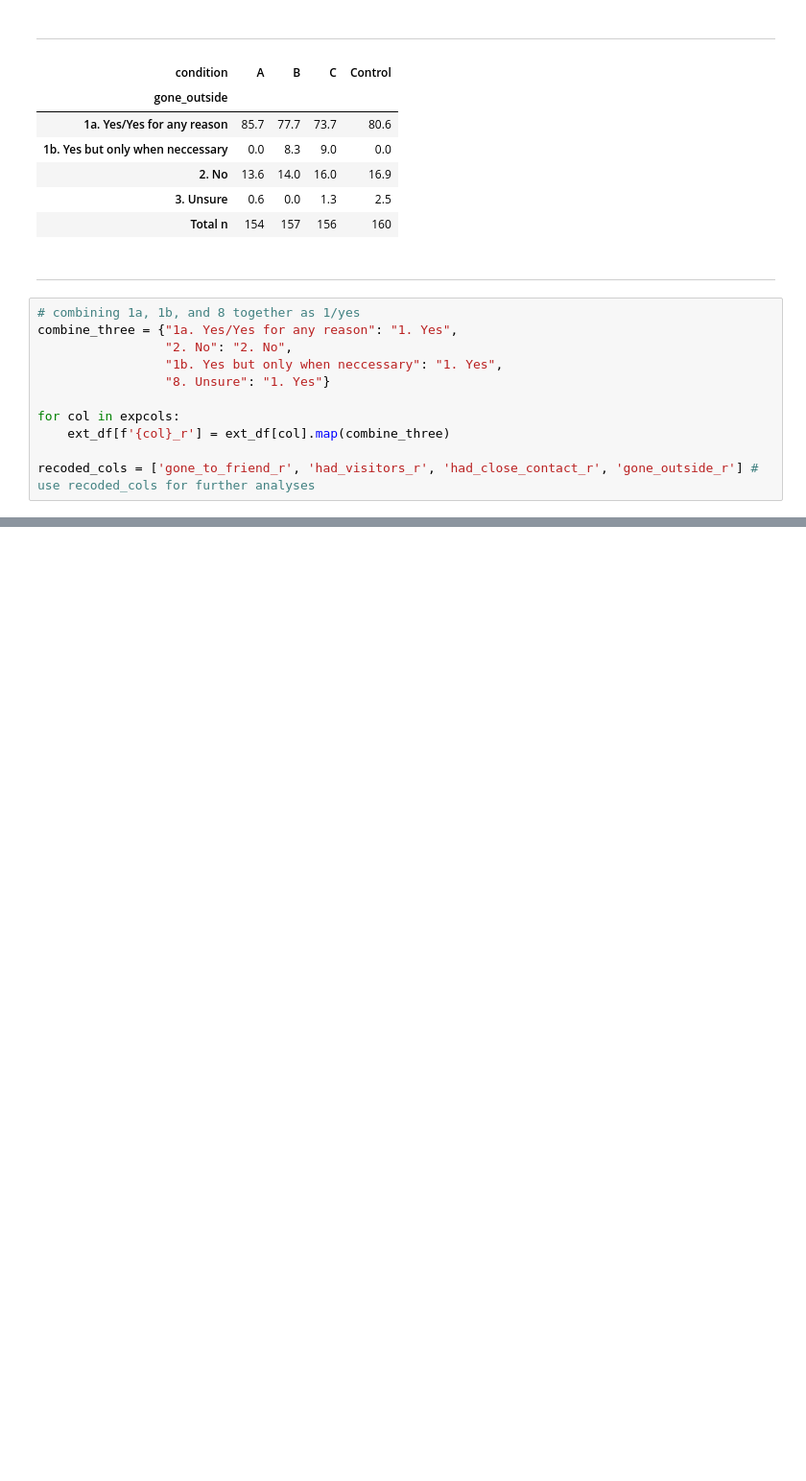
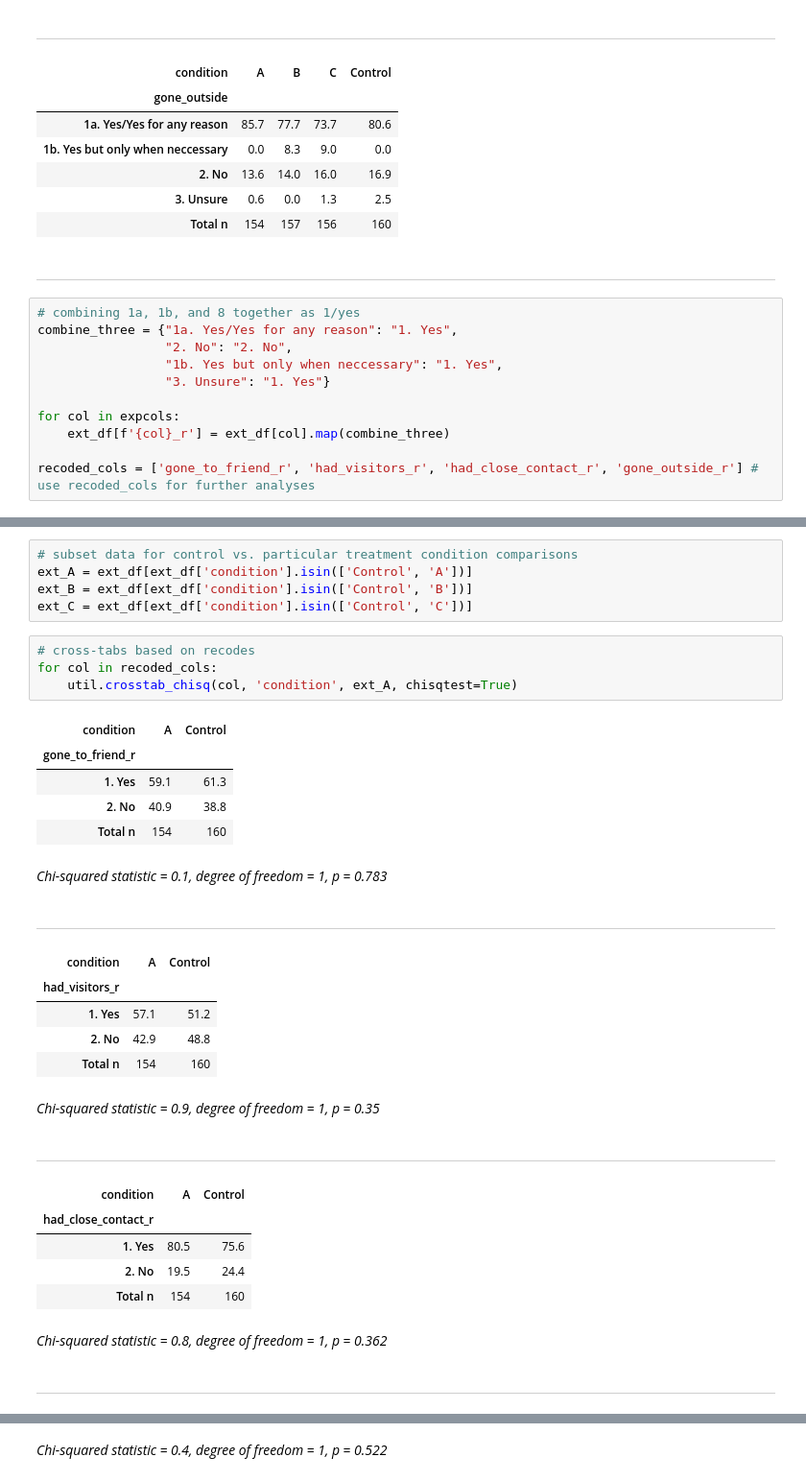
Before and after one commit to rosalynnyang/fb_uas_study, a Jupyter notebook: report/9.3_STL_extension_data.ipynb, the cells around one changed output, grey strips where cells are left out. Shown: that part at 96% size. Cells and saved outputs as stored; diff of their text form; blank space fills up the shorter version.

Commit message:
Analysis based on extension study data, updated three analysis tasks

```diff
--- a/report/9.3_STL_extension_data.ipynb
+++ b/report/9.3_STL_extension_data.ipynb
@@ -204,7 +204,7 @@ for col in expcols:
 combine_three = {"1a. Yes/Yes for any reason": "1. Yes",
                  "2. No": "2. No",
                  "1b. Yes but only when neccessary": "1. Yes",
-                 "8. Unsure": "1. Yes"}
+                 "3. Unsure": "1. Yes"}
 
 for col in expcols:
     ext_df[f'{col}_r'] = ext_df[col].map(combine_three)
@@ -212,0 +221,31 @@ recoded_cols = ['gone_to_friend_r', 'had_visitors_r', 'had_close_contact_r', 'go
+# %%
+# subset data for control vs. particular treatment condition comparisons
+ext_A = ext_df[ext_df['condition'].isin(['Control', 'A'])]
+ext_B = ext_df[ext_df['condition'].isin(['Control', 'B'])]
+ext_C = ext_df[ext_df['condition'].isin(['Control', 'C'])]
+# %%
+# cross-tabs based on recodes
+for col in recoded_cols:
+    util.crosstab_chisq(col, 'condition', ext_A, chisqtest=True)
+# %% [output]
+| condition | A | Control |
+| gone_to_friend_r |  |  |
+| 1. Yes | 59.1 | 61.3 |
+| 2. No | 40.9 | 38.8 |
+| Total n | 154 | 160 |
+*Chi-squared statistic = 0.1, degree of freedom = 1, p = 0.783*
+-----
+| condition | A | Control |
+| had_visitors_r |  |  |
+| 1. Yes | 57.1 | 51.2 |
+| 2. No | 42.9 | 48.8 |
+| Total n | 154 | 160 |
+*Chi-squared statistic = 0.9, degree of freedom = 1, p = 0.35*
+-----
+| condition | A | Control |
+| had_close_contact_r |  |  |
+| 1. Yes | 80.5 | 75.6 |
+| 2. No | 19.5 | 24.4 |
+| Total n | 154 | 160 |
+*Chi-squared statistic = 0.8, degree of freedom = 1, p = 0.362*
+-----
@@ -212,0 +257 @@ recoded_cols = ['gone_to_friend_r', 'had_visitors_r', 'had_close_contact_r', 'go
+*Chi-squared statistic = 0.4, degree of freedom = 1, p = 0.522*
```
Also changed, not shown: parts of 33 cells of this notebook.
